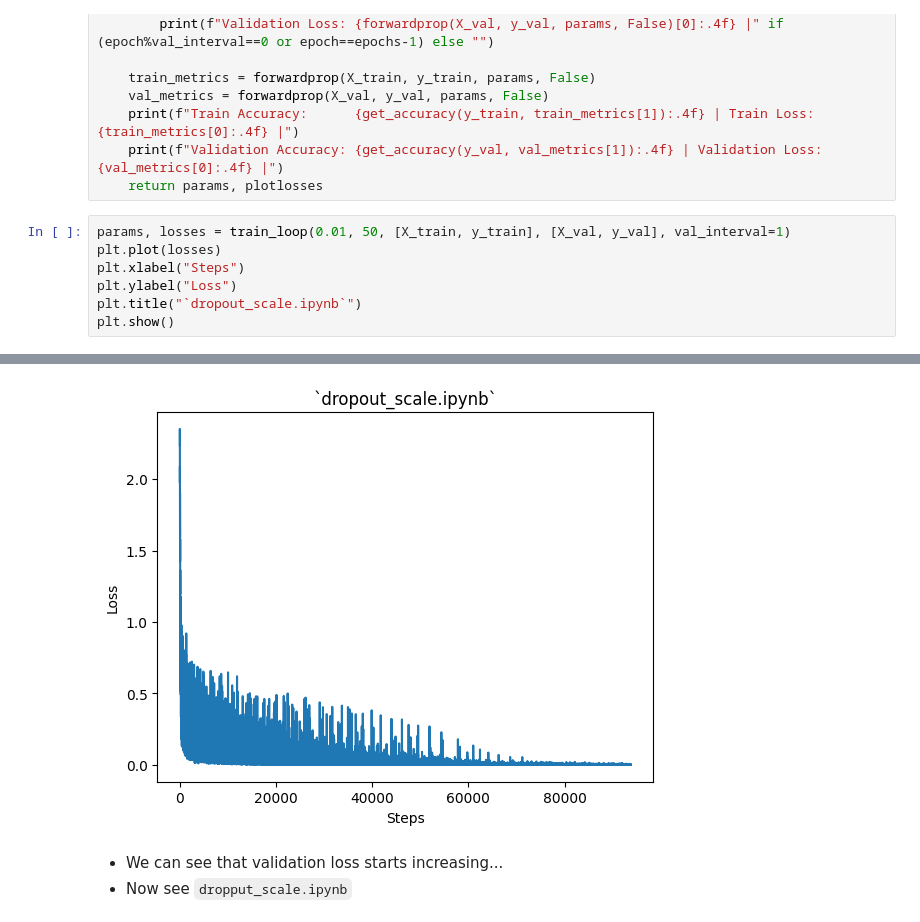
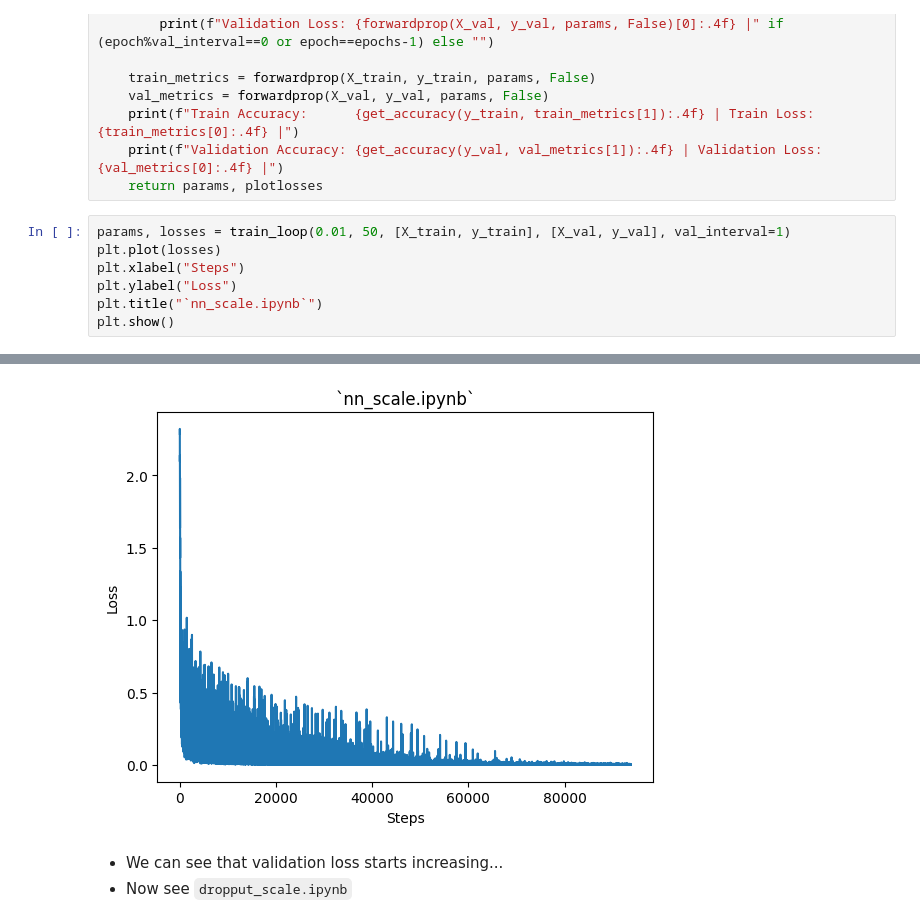
Before and after one commit to VachanVY/NeuroForge, a Jupyter notebook: nn_scale.ipynb, the cells around one changed output, grey strips where cells are left out. Drawn from its saved outputs; the diff is of its cells as text.

```diff
--- a/nn_scale.ipynb
+++ b/nn_scale.ipynb
@@ -203,7 +203,7 @@ params, losses = train_loop(0.01, 50, [X_train, y_train], [X_val, y_val], val_in
 plt.plot(losses)
 plt.xlabel("Steps")
 plt.ylabel("Loss")
-plt.title("`dropout_scale.ipynb`")
+plt.title("`nn_scale.ipynb`")
 plt.show()
 # %% [output]
 Number of parameters in the network: 814538
@@ -226,4 +226,4 @@ Validation Accuracy: 0.9805 | Validation Loss: 0.0828 |
-[figure, old version]
+[figure, new version]
 # %% [markdown]
 * We can see that validation loss starts increasing...
 * Now see `dropput_scale.ipynb`
```
Also changed, not shown: parts of 2 cells of this notebook, 2 other files.
